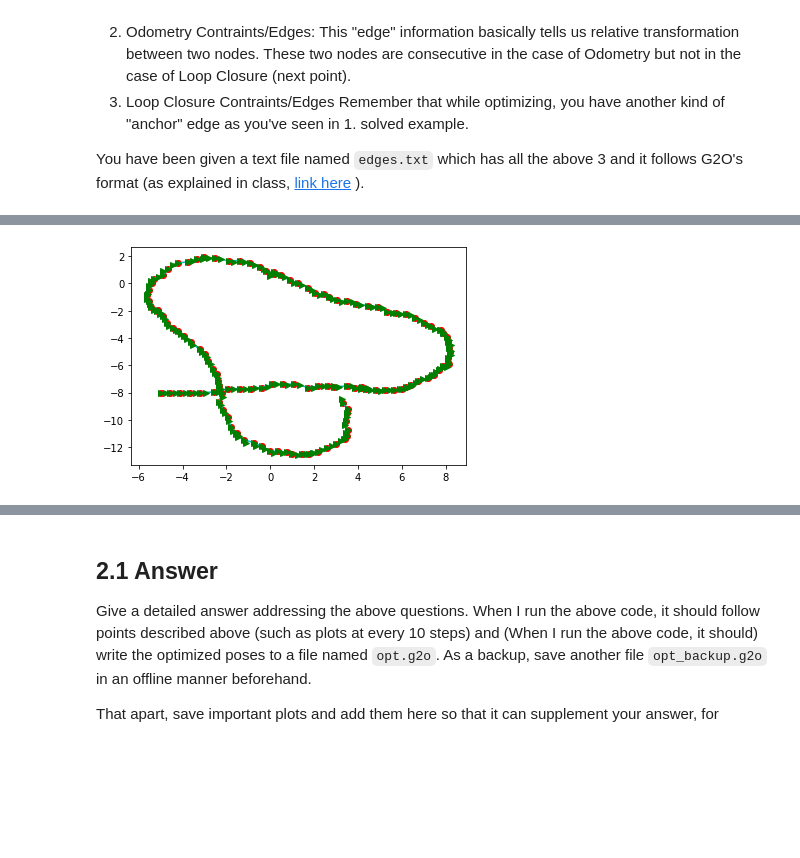
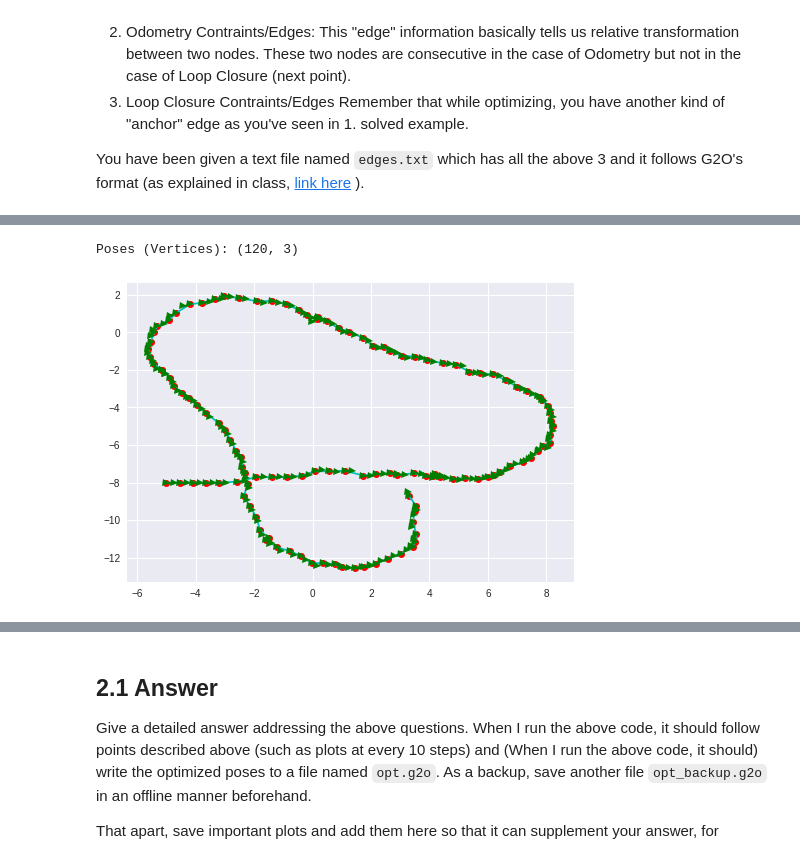
Before and after one commit to Aniket23160/Pose-Graph-SLAM, a Jupyter notebook: 23_outliers_YOUR-NAME_Project-1.ipynb, the cells around one changed output, grey strips where cells are left out. Saved outputs shown, nothing was run; the diff lists cells and outputs as text; code cells hidden in the pictures; blank space fills up the shorter version.

```diff
--- a/23_outliers_YOUR-NAME_Project-1.ipynb
+++ b/23_outliers_YOUR-NAME_Project-1.ipynb
@@ -55,12 +55,14 @@ import matplotlib.pyplot as plt
 import math
 import os
 import jax.numpy as jnp #see supplementary notebook to see how to use this
-from jax import jacfwd
+import jax
 
-# import numpy as np
+import numpy as np
 
 # If you're `importing numpy as np` for debugging purposes,
 # while submitting, please remove 'import numpy' and replace all np's with jnp's.(more in supplementary notebook)
+
+plt.style.use('seaborn')
 # %% [markdown]
 # 1. Pose Graph Optimization for 1D SLAM
 
@@ -180,5 +192,7 @@ Do not worry if you're not getting a perfect trajectory. Our parametrization was
 # %%
-def readVertex(fileName):
+# UTILITY FUNCTIONS
+
+def read_vertex(fileName):
     f = open(fileName, 'r')
     A = f.readlines()
     f.close()
@@ -196,7 +210,7 @@ def readVertex(fileName):
 
     return jnp.array([x_arr, y_arr, theta_arr])
 
-def readEdge(fileName):
+def read_edge(fileName):
     f = open(fileName, 'r')
     A = f.readlines()
     f.close()
@@ -218,7 +232,7 @@ def readEdge(fileName):
 
     return (jnp.array( ind1_arr), jnp.array(ind2_arr), jnp.array(del_x), jnp.array(del_y), jnp.array(del_theta))
 
-# Plotting trajectory using matplotlib
+# plot trajectory using matplotlib
 def draw(X, Y, THETA):
     ax = plt.subplot(111)
     ax.plot(X, Y, 'ro')
@@ -231,47 +245,59 @@ def draw(X, Y, THETA):
 
     plt.show()
 
-#motion model
-def new_pose(x, y, theta, del_x, del_y, del_theta):
+# motion model
+def next_pose(x, y, theta, del_x, del_y, del_theta):
     x_new = x + del_x * jnp.cos(theta) - del_y * jnp.sin(theta)
     y_new = y + del_y * jnp.cos(theta) + del_x * jnp.sin(theta)
     theta_new = theta + del_theta
     return jnp.array([x_new, y_new, theta_new])
+
+def derivative_with_initial(x_i, y_i, theta_i, x_f, y_f, theta_f, del_x, del_y, del_theta):
+    result = jnp.eye(NUM_VARS)
+
+    result = jax.ops.index_update(result, jax.ops.index[0, 2], - del_x * jnp.sin(theta_i) - del_y * jnp.cos(theta_i))
+    result = jax.ops.index_update(result, jax.ops.index[1, 2], - del_y * jnp.sin(theta_i) + del_x * jnp.cos(theta_i))
+#     print(result.shape)
+    return result
+
+def derivative_with_final(x_i, y_i, theta_i, x_f, y_f, theta_f, del_x, del_y, del_theta):
+    result = -1 * jnp.eye(NUM_VARS)
+    return result
 # %%
-##############################################################################
-# TODO: Code for Section 2.1                                                 #
+# READ INPUT FILE AND GENERATE POSES
 
-vertex = readVertex('dataset/edges.txt')
-edges = readEdge('dataset/edges.txt')
-
+vertex = read_vertex('dataset/edges.txt')
+edges = read_edge('dataset/edges.txt')
 x = vertex[0][0]
 y = vertex[1][0]
 theta = vertex[2][0]
 
 poses = []
 poses.append(jnp.array([x, y, theta]))
 
 for i in range(edges[0].shape[0]):
     ind1 = edges[0][i]
     ind2 = edges[1][i]
 
-    if(ind2 - ind1 > 1):
-        break
+    if(abs(ind2 - ind1) > 1):
+        break # do not include loop closure constrains
 
     del_x = edges[2][i]
     del_y = edges[3][i]
 
     del_theta = edges[4][i]
 
-    x, y, theta = new_pose(x, y, theta, del_x, del_y, del_theta)
+    x, y, theta = next_pose(x, y, theta, del_x, del_y, del_theta) # use odometry to get the next pose
     poses.append(jnp.array([x, y, theta]))
 
 poses = jnp.array(poses)
+print('Poses (Vertices):', poses.shape)
 draw(poses[:,0], poses[:,1], poses[:,2])
 
 ##############################################################################
 #                             END OF YOUR CODE                               #
 ##############################################################################
 # %% [output]
+Poses (Vertices): (120, 3)
-[figure, old version]
+[figure, new version]
 # %%
```
Also changed, not shown: parts of 7 cells of this notebook.
